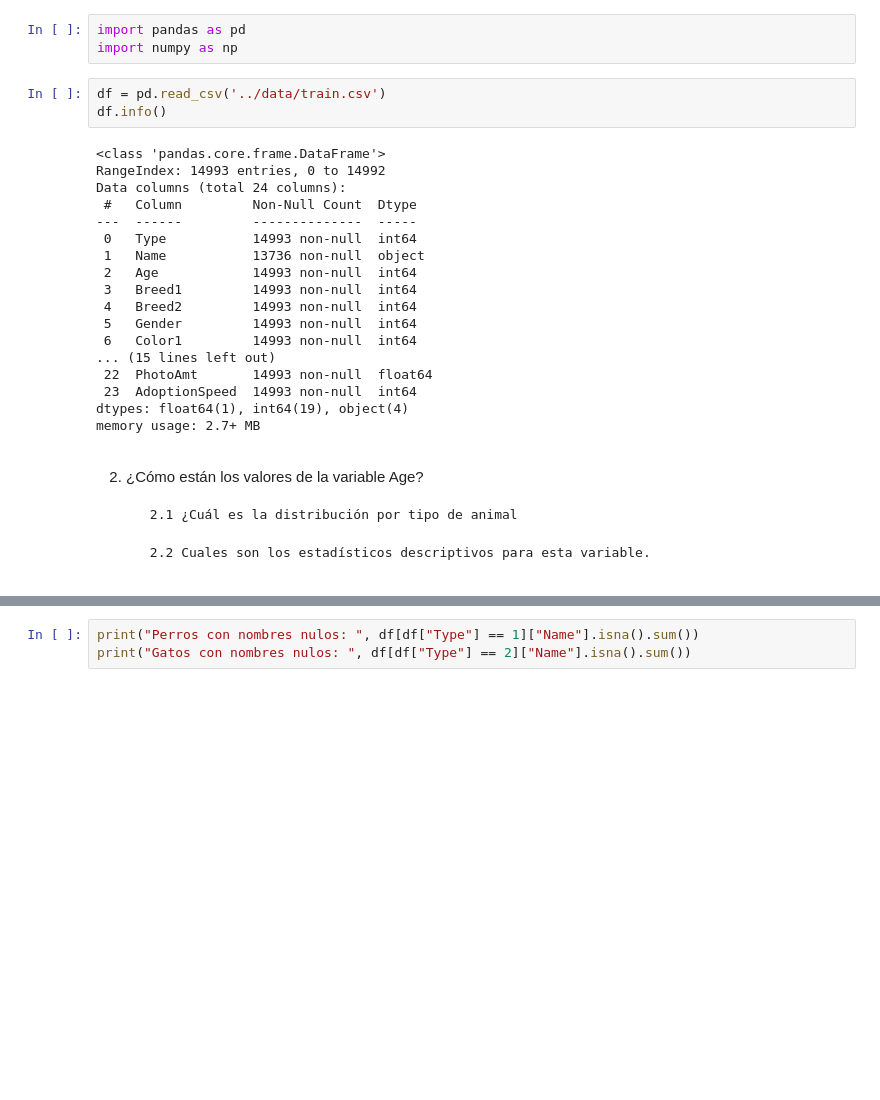
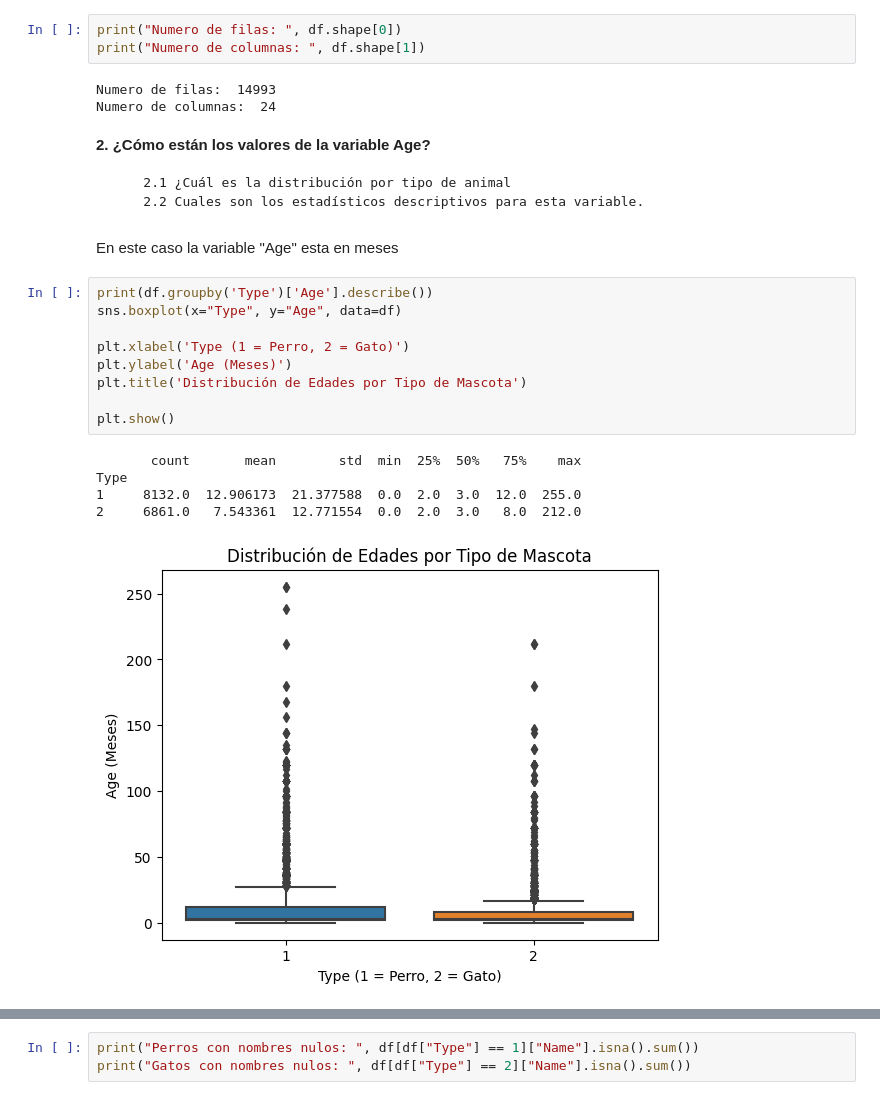
Before and after one commit to GabrielSB19/Lab-2-IA, a Jupyter notebook: src/index.ipynb, the cells around one changed output, grey strips where cells are left out. Drawn from its saved outputs; the diff is of its cells as text; blank space fills up the shorter version.

```diff
--- a/src/index.ipynb
+++ b/src/index.ipynb
@@ -3,30 +15,28 @@
-# %%
-import pandas as pd
-import numpy as np
-# %%
-df = pd.read_csv('../data/train.csv')
-df.info()
-# %% [output]
-<class 'pandas.core.frame.DataFrame'>
-RangeIndex: 14993 entries, 0 to 14992
-Data columns (total 24 columns):
- #   Column         Non-Null Count  Dtype
----  ------         --------------  -----
- 0   Type           14993 non-null  int64
- 1   Name           13736 non-null  object
- 2   Age            14993 non-null  int64
- 3   Breed1         14993 non-null  int64
- 4   Breed2         14993 non-null  int64
- 5   Gender         14993 non-null  int64
- 6   Color1         14993 non-null  int64
-... (15 lines left out)
- 22  PhotoAmt       14993 non-null  float64
- 23  AdoptionSpeed  14993 non-null  int64
-dtypes: float64(1), int64(19), object(4)
-memory usage: 2.7+ MB
+# %%
+print("Numero de filas: ", df.shape[0])
+print("Numero de columnas: ", df.shape[1])
+# %% [output]
+Numero de filas:  14993
+Numero de columnas:  24
 # %% [markdown]
-2. ¿Cómo están los valores de la variable Age?
+<b>2. ¿Cómo están los valores de la variable Age?</b>
 
         2.1 ¿Cuál es la distribución por tipo de animal
-
         2.2 Cuales son los estadísticos descriptivos para esta variable.
+# %% [markdown]
+En este caso la variable "Age" esta en meses
+# %%
+print(df.groupby('Type')['Age'].describe())
+sns.boxplot(x="Type", y="Age", data=df)
+
+plt.xlabel('Type (1 = Perro, 2 = Gato)')
+plt.ylabel('Age (Meses)')
+plt.title('Distribución de Edades por Tipo de Mascota')
+
+plt.show()
+# %% [output]
+       count       mean        std  min  25%  50%   75%    max
+Type
+1     8132.0  12.906173  21.377588  0.0  2.0  3.0  12.0  255.0
+2     6861.0   7.543361  12.771554  0.0  2.0  3.0   8.0  212.0
+[figure, added]
```
Also changed, not shown: parts of 31 cells of this notebook.
